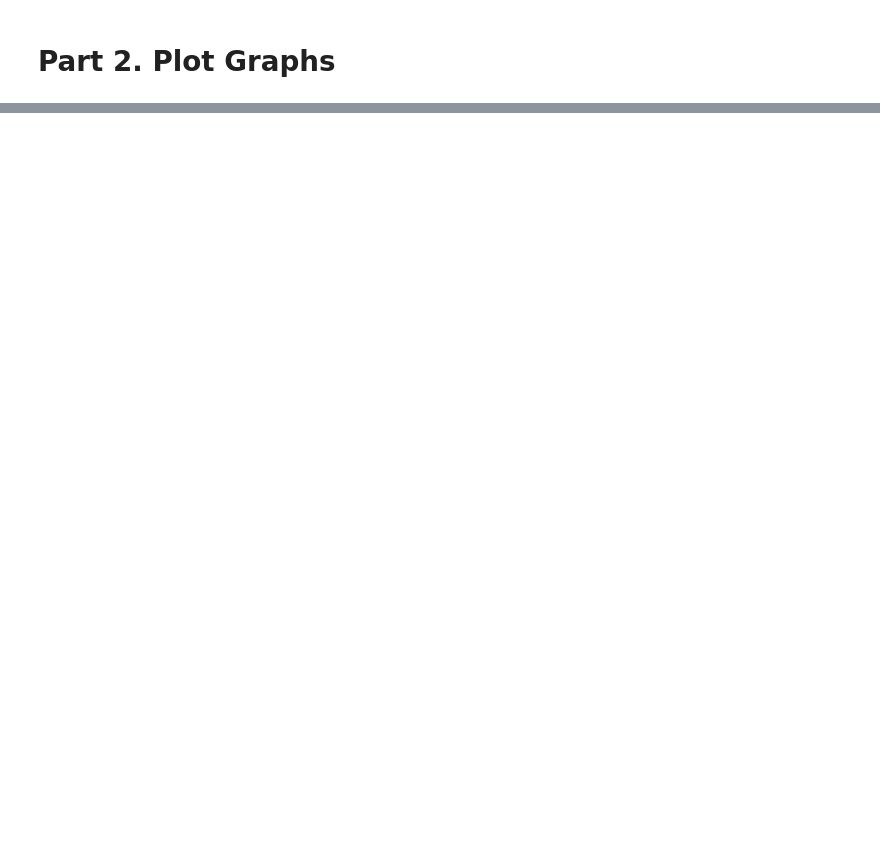
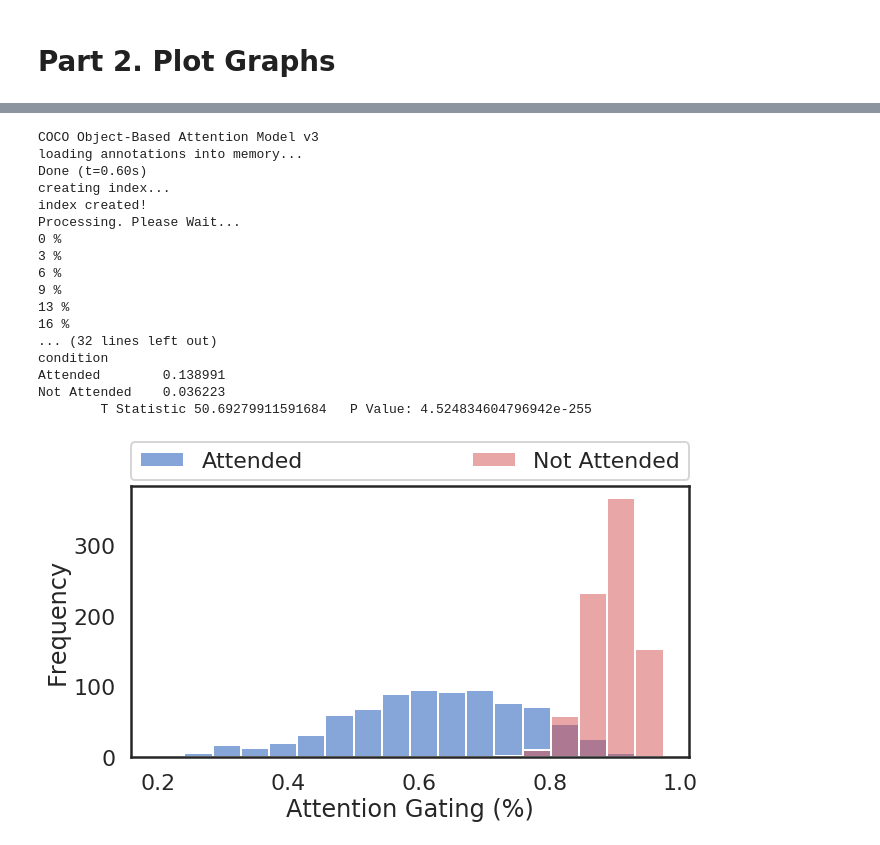
Before and after one commit to KordingLab/object-based-attention, a Jupyter notebook: analysis/Demo Analysis.ipynb, the cells around one changed output, grey strips where cells are left out. Drawn from its saved outputs; the diff is of its cells as text; code cells hidden in the pictures; blank space fills up the shorter version.

```diff
--- a/analysis/Demo Analysis.ipynb
+++ b/analysis/Demo Analysis.ipynb
@@ -91,0 +89,22 @@ df.head()
+# %%
+inhibition_plot(modelpath, modeltype='coco', n=2, strength=0.3, cocoroot=cocoroot, \
+                annpath=annpath, metadatapath=metadatapath, save = True)
+# %% [output]
+COCO Object-Based Attention Model v3
+loading annotations into memory...
+Done (t=0.60s)
+creating index...
+index created!
+Processing. Please Wait...
+0 %
+3 %
+6 %
+9 %
+13 %
+16 %
+... (32 lines left out)
+condition
+Attended        0.138991
+Not Attended    0.036223
+        T Statistic 50.69279911591684   P Value: 4.524834604796942e-255
+[figure, added]
```
Also changed, not shown: parts of 6 cells of this notebook, 5 other files.
